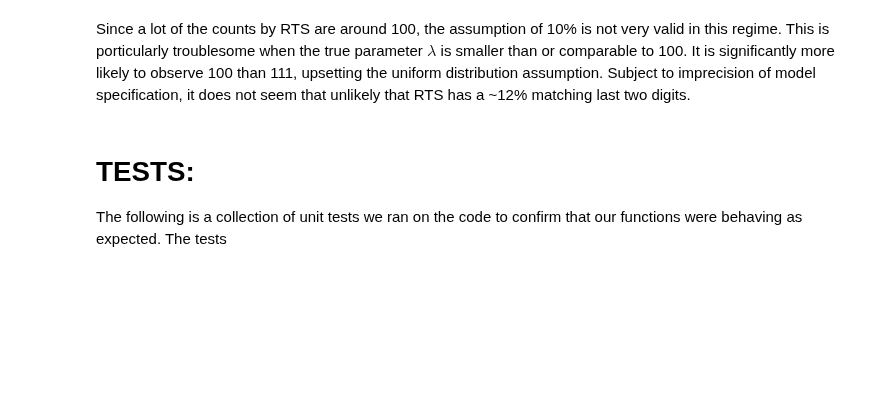
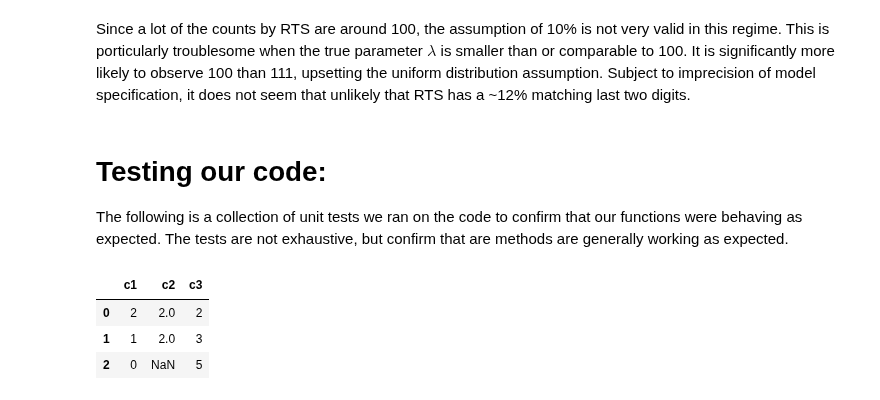
Before and after one commit to mads14/S215a-groupwork, a Jupyter notebook: science-open-research/OSR_Pitt_Hill.ipynb, the cells around one changed output. Drawn from its saved outputs; the diff is of its cells as text; code cells hidden in the pictures; blank space fills up the shorter version.

Commit message:
adding some unit tests

```diff
--- a/science-open-research/OSR_Pitt_Hill.ipynb
+++ b/science-open-research/OSR_Pitt_Hill.ipynb
@@ -732,8 +732,8 @@ plt.plot(x, v_term2d_poisson_tv(x))
 # %% [markdown]
 Since a lot of the counts by RTS are around 100, the assumption of 10% is not very valid in this regime. This is porticularly troublesome when the true parameter $\lambda$ is smaller than or comparable to 100. It is significantly more likely to observe 100 than 111, upsetting the uniform distribution assumption. Subject to imprecision of model specification, it does not seem that unlikely that RTS has a ~12% matching last two digits.
 # %% [markdown]
-# TESTS:
-The following is a collection of unit tests we ran on the code to confirm that our functions were behaving as expected. The tests
+# Testing our code:
+The following is a collection of unit tests we ran on the code to confirm that our functions were behaving as expected. The tests are not exhaustive, but confirm that are methods are generally working as expected.
 # %%
 '''mean triplicate tests '''
 test_df = pd.DataFrame([[2,2,2],
@@ -752,11 +752,11 @@ assert termd_count(test_df) == [0,24,0,0,0,0,0,0,0,0]
 test_df = pd.DataFrame(np.zeros((8,3)), columns = ['c1','c2','c3'])
 assert termd_count(test_df) == [24,0,0,0,0,0,0,0,0,0]
 
-#small test df
+#small test df with a np.nan
 test_df = pd.DataFrame([[2,2,2],
                         [1,2,3],
-                        [0,6,5]], columns = ['c1','c2','c3'])
-assert termd_count(test_df) == [1,1,4,1,0,1,1,0,0,0]
+                        [0,np.nan,5]], columns = ['c1','c2','c3'])
+assert termd_count(test_df) == [1,1,4,1,0,1,0,0,0,0]
 
 '''chi_squared_term_digit(samples) test'''
 #if perfectly uniform
@@ -778,3 +778,10 @@ assert chi_squared_perm_test(pooled_samples, n, n_perm, test_statistic, False) =
 # test statistic for random samples should always be greater than 0
 test_statistic = 0
 assert chi_squared_perm_test(pooled_samples, n, n_perm, test_statistic, False) == 1.
+# %%
+test_df
+# %% [output]
+|  | c1 | c2 | c3 |
+| 0 | 2 | 2.0 | 2 |
+| 1 | 1 | 2.0 | 3 |
+| 2 | 0 | NaN | 5 |
```
